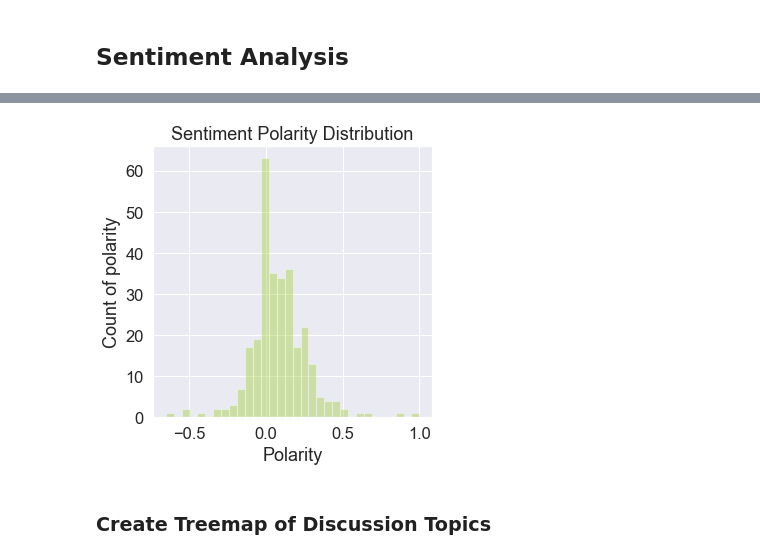
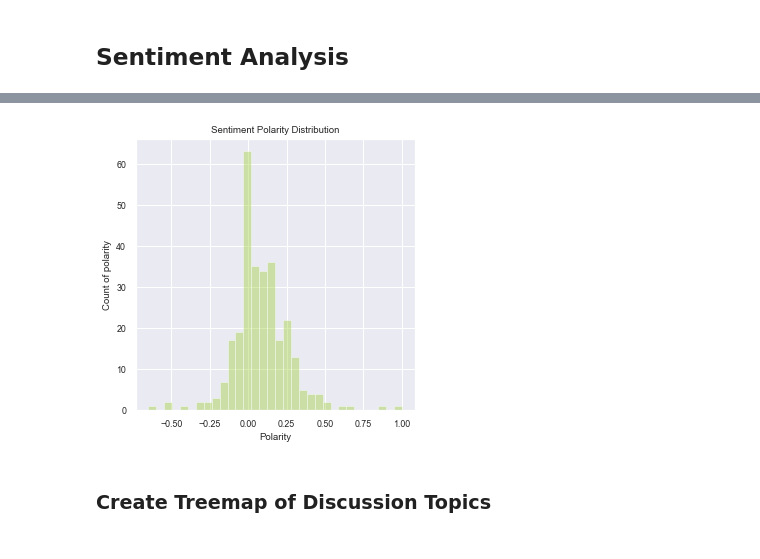
Before and after one commit to buds-lab/ashrae-great-energy-predictor-3-overview-analysis, a Jupyter notebook: DiscussionBoard/DiscussionAnalysis.ipynb, the cells around one changed output, grey strips where cells are left out. Cells and saved outputs as stored; diff of their text form; code cells hidden in the pictures.

```diff
--- a/DiscussionBoard/DiscussionAnalysis.ipynb
+++ b/DiscussionBoard/DiscussionAnalysis.ipynb
@@ -147,13 +145,13 @@ When I just faced zeroes in target variable, I just thought the meter_reader(?)
 # %%
-sns.set(font_scale = 1.5)
+sns.set(font_scale = 0.8)
 plt.figure(figsize=(5,5))
 ax = sns.distplot(post_df['polarity'], kde=False, color= "yellowgreen")
 ax.title.set_text("Sentiment Polarity Distribution")
 ax.set(ylabel="Count of polarity", xlabel="Polarity")
 fig = ax.get_figure()
 fig.savefig("graph/Sentiment Polarity Distribution.pdf", bbox_inches='tight')
 # %% [output]
-[figure, old version]
+[figure, new version]
 # %%
 # Remove comments with no content (e.g. picture/meme comments)
 combined_df = combined_df[~combined_df['content'].isnull()]
```
Also changed, not shown: parts of 7 cells of this notebook.
